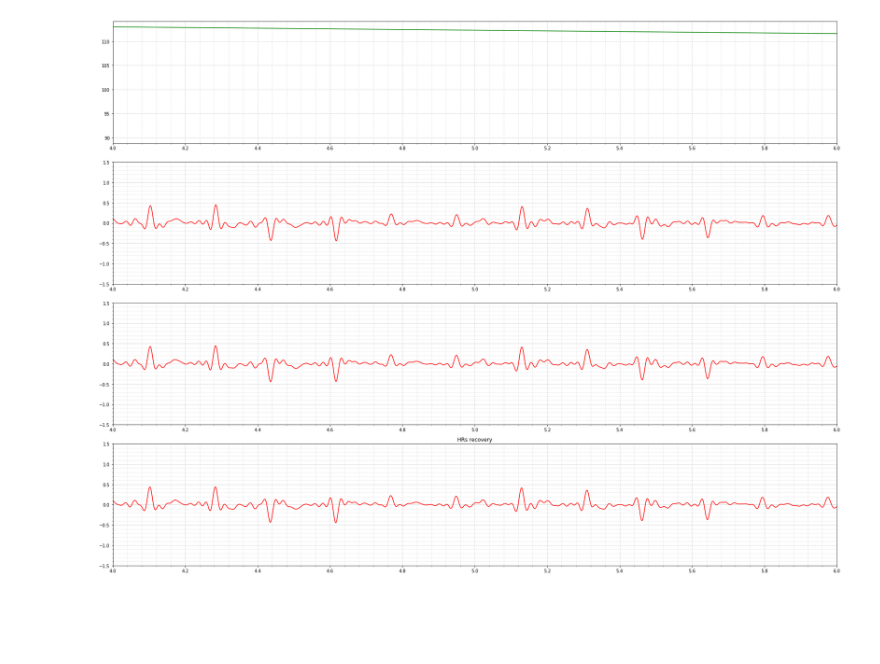
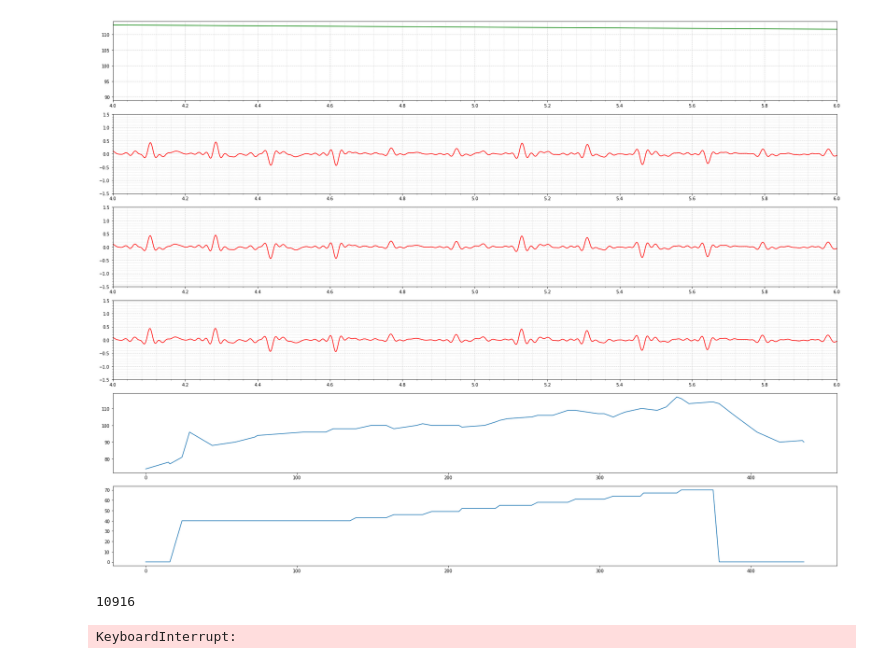
Before and after one commit to broadinstitute/ml4h, a Jupyter notebook: notebooks/ecg/exercise_ecg_plotting.ipynb, the cells around one changed output. Drawn from its saved outputs; the diff is of its cells as text; code cells hidden in the pictures; blank space fills up the shorter version.

Commit message:
added trends to plotting

```diff
--- a/notebooks/ecg/exercise_ecg_plotting.ipynb
+++ b/notebooks/ecg/exercise_ecg_plotting.ipynb
@@ -21,8 +21,8 @@ from scipy.signal import iirnotch
 from IPython.display import Image
 %matplotlib inline
 # %%
-#DATA_DIRECTORY = '/mnt/disks/ecg-rest-and-bike-with-trend-tensors/2019-08-13/'
-DATA_DIRECTORY = '/Users/pbatra/broad/local_data_sets/tensors/test/ecg-rest-and-bike-with-trend-tensors/'
+DATA_DIRECTORY = '/mnt/disks/ecg-rest-and-bike-with-trend-tensors/2019-08-13/'
+# DATA_DIRECTORY = '/Users/pbatra/broad/local_data_sets/tensors/test/ecg-rest-and-bike-with-trend-tensors/'
 all_sample_ids = [samp[:-4] for samp in os.listdir(DATA_DIRECTORY) if 'hd5' in samp]
 
 
@@ -34,6 +34,11 @@ def exercise_ecg_by_sample_id(sample_id):
             return
         trends = hd5['ecg_bike_trend']
         rest_start_idx = list(trends['PhaseName']).index(2)
+        out['full_times'] = np.array(list(trends['time']))
+        out['full_hrs'] = np.array(list(trends['HeartRate']))
+        out['full_loads'] = np.array(list(trends['Load']))
+
+
         out['times'] = np.array(list(trends['PhaseTime'])[rest_start_idx:])
         signal_length=30000
         out['ts_reference'] = np.array([i*1./(sampling_rate+1.) for i in range(0,signal_length)])
@@ -84,81 +91,56 @@ sec_per_box = 0.04
 mv_per_box = .1
 time_interval = 2.5 #time-interval per plot in seconds. ts_Reference data is in s, voltage measurement is 5 uv per lsb
 raw_scale = 0.005 # convert to mV
-lead_mapping=np.array([['strip_I','strip_aVR', 'strip_V1', 'strip_V4'],
-              ['strip_II','strip_aVL', 'strip_V2', 'strip_V5'],
-              ['strip_III','strip_aVF', 'strip_V3', 'strip_V6'],
-             ])
-
-
-def plot_resting_ecg(leads):
-    fig, ax = plt.subplots(nrows=3, ncols=4, sharey='row', figsize=(24,18), tight_layout=True)
-    for i in range(0,3):
-        for j in range(0,4):
-            lead_name = ['lead_I', 'lead_2', 'lead_3'][i]
-            lead = leads[i][int(j * time_interval * 500): int((j + 1) * 500 * time_interval)]
-            print(lead)
-            ax[i,j].set_xlim(j*time_interval,(j+1)*time_interval)
-            ax[i,j].set_ylim(-1.5, 1.5) #-1.5mV -> 1.5mV
-            ax[i,j].xaxis.set_major_locator(MultipleLocator(0.2)) #major grids at every .2sec = 5 * 0.04 sec
-            ax[i,j].yaxis.set_major_locator(MultipleLocator(0.5))  #major grids at every .5mV
-
-            ax[i,j].xaxis.set_minor_locator(AutoMinorLocator(5))
-            ax[i,j].yaxis.set_minor_locator(AutoMinorLocator(5))
-
-            ax[i,j].grid(which='major', color='#CCCCCC', linestyle='--')
-            ax[i,j].grid(which='minor', color='#CCCCCC', linestyle=':')
-
-            #normalize data in muv
-#             ax[i,j].plot(lead['ts_reference'], [elem_ * raw_scale for elem_ in lead['filtered']], color='green')
-#             ax[i,j].plot(lead['ts_reference'], [elem_ * raw_scale for elem_ in lead['raw']], color='red')
-            #ax[i,j].plot(lead['ts_reference'], [elem_ * raw_scale for elem_ in lead['filtered_1']], color = 'black')
-            #ax[i,j].plot(lead['ts_reference'], [elem_ * raw_scale for elem_ in lead['filtered_2']], color = 'orange')
-            ax[i,j].set_title(lead_name)
-    plt.show()
 
 def plot_exercise_ecg(sample_id):
     time_interval = 2.0
-    fig, ax = plt.subplots(nrows=4, ncols=1, sharey='row', figsize=(24,18), tight_layout=True)
+    fig, ax = plt.subplots(nrows=6, ncols=1, sharey='row', figsize=(24,18), tight_layout=True)
     out = exercise_ecg_by_sample_id(sample_id)
     leads = np.array([out['lead_I'], out['lead_2'], out['lead_3']])
     leads_filtered=np.array([out['lead_I_filtered'], out['lead_2_filtered'], out['lead_3_filtered']])
     #leads -= leads.mean(axis=1)[: ,np.newaxis]
     #leads /= leads.std(axis=1)[: ,np.newaxis]
     ax[0].set_xlim(4.0, 4.0+time_interval)
     ax[0].xaxis.set_major_locator(MultipleLocator(0.2)) #major grids at every .2sec = 5 * 0.04 sec
     ax[0].xaxis.set_minor_locator(AutoMinorLocator(5))
     ax[0].grid(which='major', color='#CCCCCC', linestyle='--')
     ax[0].grid(which='minor', color='#CCCCCC', linestyle=':')
     ax[0].plot(out['times'],out['hrs'], color='green')
     for i in range(1,4):
             ax[i].set_xlim(4.0,4.0+time_interval)
             ax[i].set_ylim(-1.5, 1.5) #-1.5mV -> 1.5mV
             ax[i].xaxis.set_major_locator(MultipleLocator(0.2)) #major grids at every .2sec = 5 * 0.04 sec
             ax[i].yaxis.set_major_locator(MultipleLocator(0.5))  #major grids at every .5mV
 
             ax[i].xaxis.set_minor_locator(AutoMinorLocator(5))
             ax[i].yaxis.set_minor_locator(AutoMinorLocator(5))
 
             ax[i].grid(which='major', color='#CCCCCC', linestyle='--')
             ax[i].grid(which='minor', color='#CCCCCC', linestyle=':')
 
             #normalize data in muv
             #ax[i].plot(out['ts_reference'], [elem_ * raw_scale for elem_ in leads[i-1]], color='green')
             ax[i].plot(out['ts_reference'], [elem_ * raw_scale for elem_ in leads_filtered[i-1]], color='red')
     #plot_resting_ecg(leads[:, :500 * 10])
-    plt.plot(out['times'], out['hrs'])
-    plt.title('HRs recovery')
+    ax[4].plot(out['full_times'], out['full_hrs'], label='hr')
+    ax[5].plot(out['full_times'], out['full_loads'], label='load')
     plt.show()
 
 plot_exercise_ecg(all_sample_ids[1])
 # %% [output]
-[figure, old version]
+[figure, new version]
 # %%
 all_outs = []
 for i, s in enumerate(all_sample_ids):
     out = exercise_ecg_by_sample_id(s)
+
     if out:
         all_outs.append(out)
+        del out['hrs']
+    print(f"{i}",end="\r")
 all_metrics_df = pd.DataFrame(all_outs)
+# %% [output]
+10916
+KeyboardInterrupt:
 # %%
 all_metrics_df = pd.DataFrame(all_outs)
```
Also changed, not shown: parts of 7 cells of this notebook.
